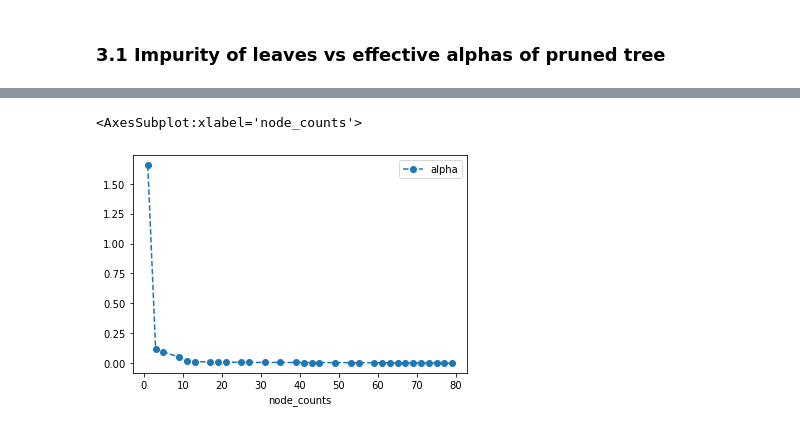
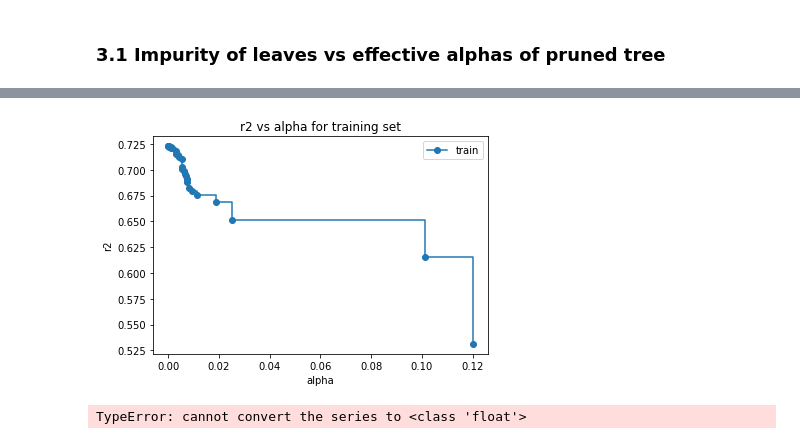
Before and after one commit to loremarchi/hands-on-machine-learning-R-module-2-python, a Jupyter notebook: 3_pruning_crossval.ipynb, the cells around one changed output, grey strips where cells are left out. Drawn from its saved outputs; the diff is of its cells as text; code cells hidden in the pictures.

```diff
--- a/3_pruning_crossval.ipynb
+++ b/3_pruning_crossval.ipynb
@@ -62,34 +80,45 @@ Text(0.5, 1.0, 'Total Impurity vs effective alpha for training set')
+# %%
+train_scores = [clf.score(x, y) for clf in clfs]
+
+fig, ax = plt.subplots()
+ax.set_xlabel("alpha")
+ax.set_ylabel("r2")
+ax.set_title("r2 vs alpha for training set")
+ax.plot(ccp_alphas, train_scores, marker='o', label="train",
+        drawstyle="steps-post")
+#ax.plot(ccp_alphas, test_scores, marker='o', label="test",
+#        drawstyle="steps-post")
+ax.legend()
+plt.show()
+# %% [output]
+[figure, added]
 # %%
 from sklearn.metrics import mean_absolute_error, mean_squared_error, r2_score
+from sklearn.model_selection import cross_val_score
 
 alpha_loop_values = []
 for ccp_alpha in ccp_alphas:
-    regr_dt = tree.DecisionTreeRegressor(max_depth = 20,
+    regr_dt = tree.DecisionTreeRegressor(max_depth = 30,
                                       min_samples_split = 10,
                                       min_samples_leaf = 10,
                                       ccp_alpha = ccp_alpha).fit(x, y)
 
-    dt_scores = cross_val_score(regr_dt, x, y, cv = 5)
-
     predictions = regr_dt.predict(x)
-    mse = mean_squared_error(y,predictions)
-    mae = mean_absolute_error(y,predictions)
+    cvs = np.mean(cross_val_score(regr_dt, x, y, cv = 10, scoring='r2'))
     node_counts = regr_dt.tree_.node_count
     depth = regr_dt.tree_.max_depth
 
     alpha_loop_values.append([ccp_alpha, node_counts, depth,
-                              np.mean(dt_scores), regr_dt.score(x,y), r2_score(y, predictions),
-                              np.mean(mse), np.mean(mae)])
+                              cvs])
 
 alpha_results = pd.DataFrame(alpha_loop_values,
                          columns=['alpha', 'node_counts', 'depth',
-                                  'r2_scores', 'r2_score_nocv', 'r2_pred_orig',
-                                  'mean_squared_error', 'mean_absolute_error'])
+                                  'cvs'])
 
-alpha_results.plot(x='node_counts', y='alpha', marker='o', linestyle='--')
+best_alpha = float(alpha_results[alpha_results.cvs == alpha_results.cvs.max()].alpha)
+print(f'best alpha: {best_alpha}')
 # %% [output]
-<AxesSubplot:xlabel='node_counts'>
+TypeError: cannot convert the series to <class 'float'>
-[figure, removed]
 # %%
 alpha_results
 # %% [output]
```
Also changed, not shown: parts of 12 cells of this notebook.
